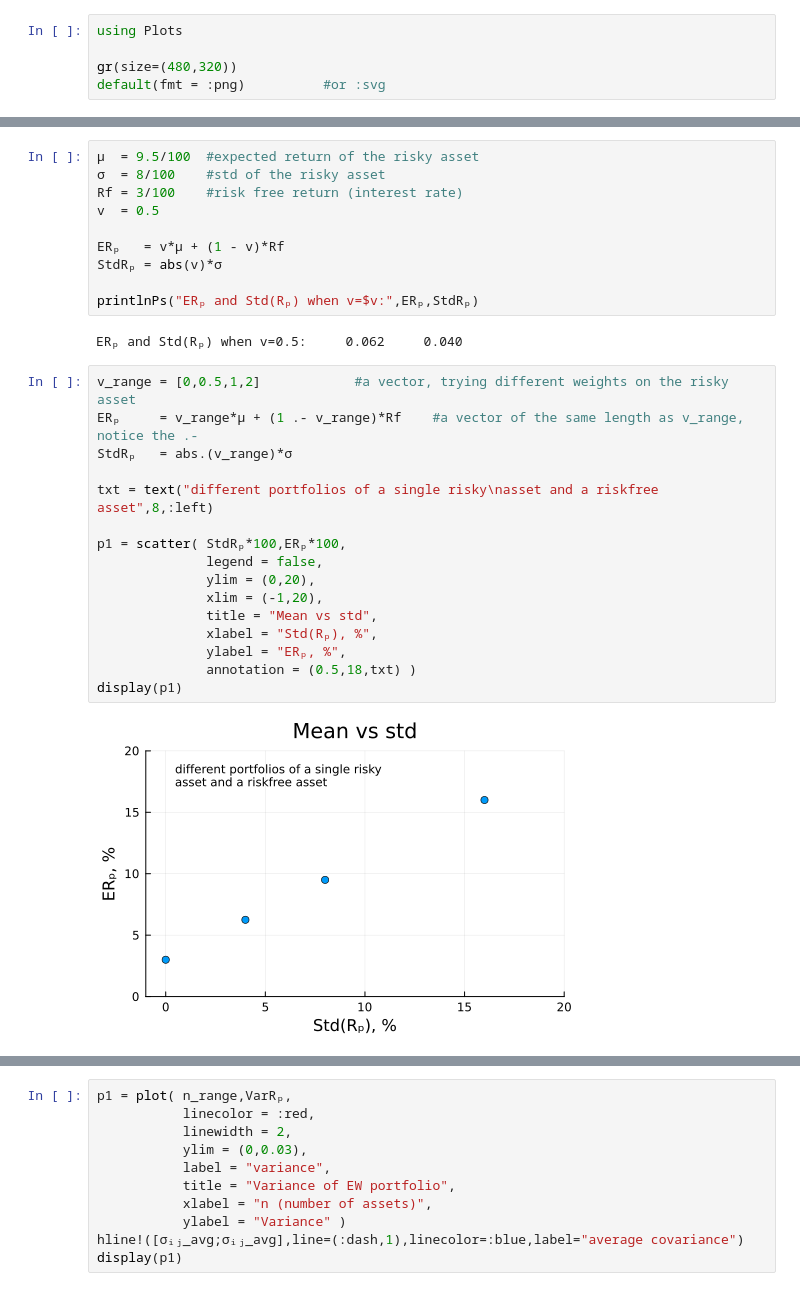
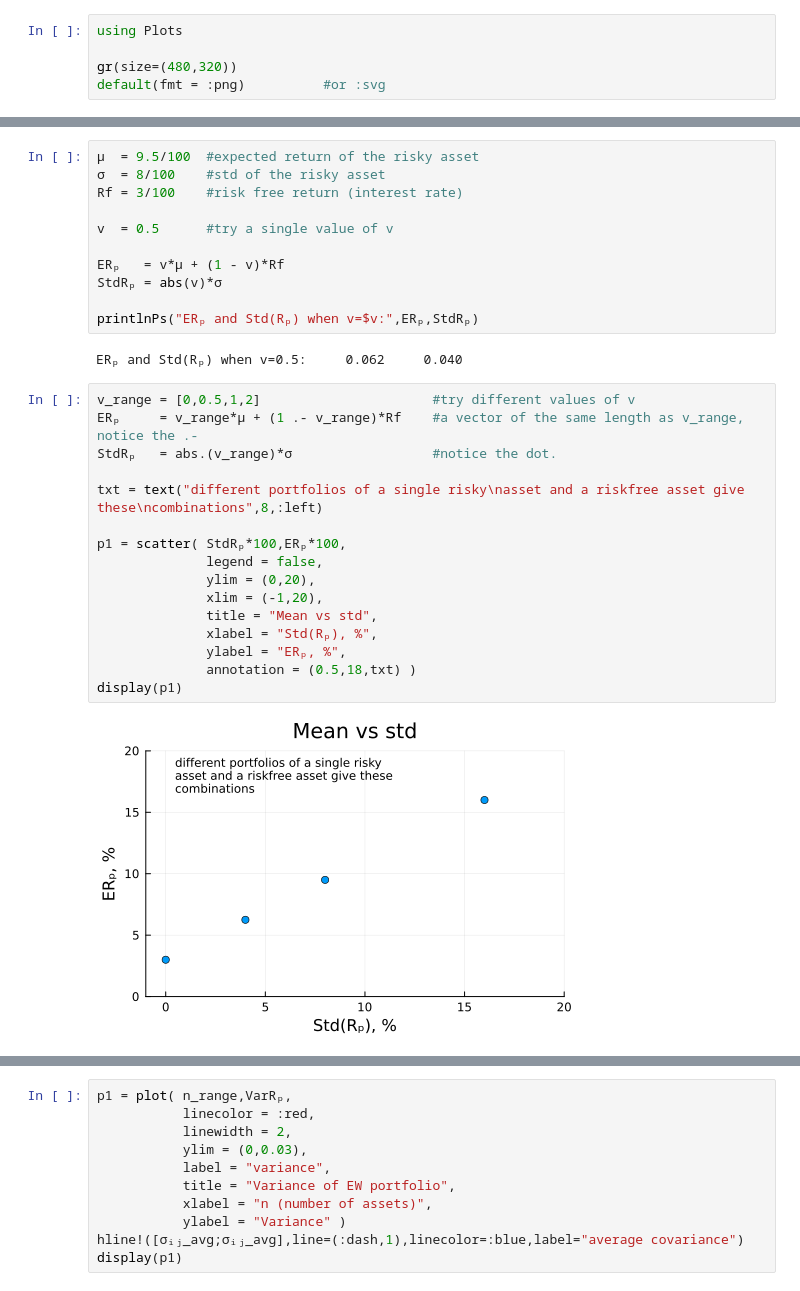
Before and after one commit to PaulSoderlind/FinancialTheoryMSc, a Jupyter notebook: Ch02_PortfolioChoice1.ipynb, the cells around one changed output, grey strips where cells are left out. Saved outputs shown, nothing was run; the diff lists cells and outputs as text.

```diff
--- a/Ch02_PortfolioChoice1.ipynb
+++ b/Ch02_PortfolioChoice1.ipynb
@@ -42,7 +44,8 @@ By considering different values of $v$, we can show what sort of combinations of
 μ  = 9.5/100  #expected return of the risky asset
 σ  = 8/100    #std of the risky asset
 Rf = 3/100    #risk free return (interest rate)
-v  = 0.5
+
+v  = 0.5      #try a single value of v
 
 ERₚ   = v*μ + (1 - v)*Rf
 StdRₚ = abs(v)*σ
@@ -51,23 +54,23 @@ printlnPs("ERₚ and Std(Rₚ) when v=$v:",ERₚ,StdRₚ)
 # %% [output]
 ERₚ and Std(Rₚ) when v=0.5:     0.062     0.040
 # %%
-v_range = [0,0.5,1,2]            #a vector, trying different weights on the risky asset
+v_range = [0,0.5,1,2]                      #try different values of v
 ERₚ     = v_range*μ + (1 .- v_range)*Rf    #a vector of the same length as v_range, notice the .-
-StdRₚ   = abs.(v_range)*σ
+StdRₚ   = abs.(v_range)*σ                  #notice the dot.
 
-txt = text("different portfolios of a single risky\nasset and a riskfree asset",8,:left)
+txt = text("different portfolios of a single risky\nasset and a riskfree asset give these\ncombinations",8,:left)
 
 p1 = scatter( StdRₚ*100,ERₚ*100,
               legend = false,
               ylim = (0,20),
               xlim = (-1,20),
               title = "Mean vs std",
               xlabel = "Std(Rₚ), %",
               ylabel = "ERₚ, %",
               annotation = (0.5,18,txt) )
 display(p1)
 # %% [output]
-[figure, old version]
+[figure, new version]
 # %% [markdown]
 # Portfolio Choice: A Risky and a Riskfree Asset
 
```
Also changed, not shown: parts of 8 cells of this notebook, 3 other files.
